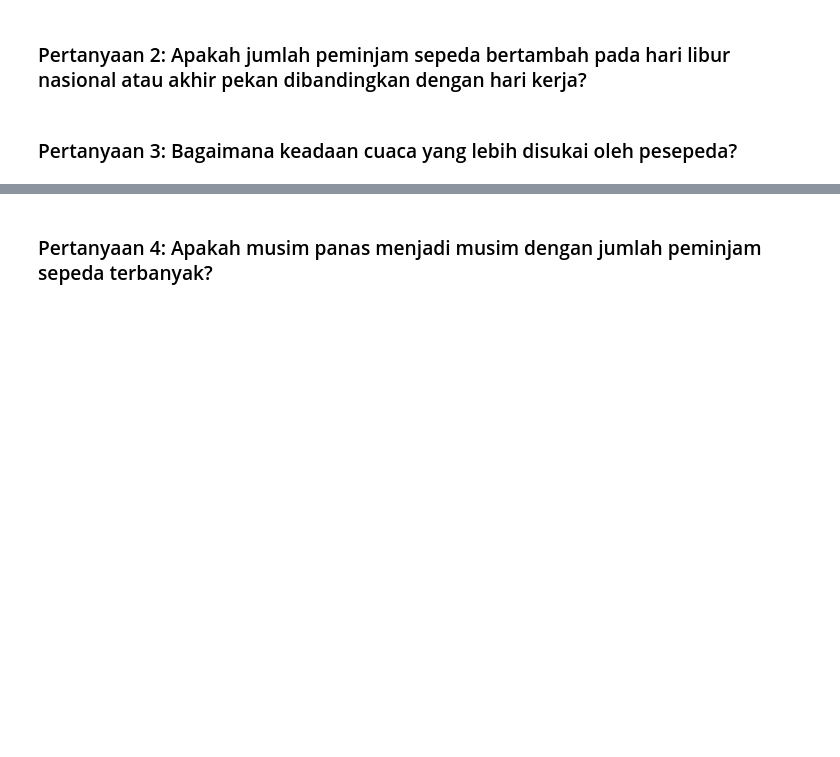
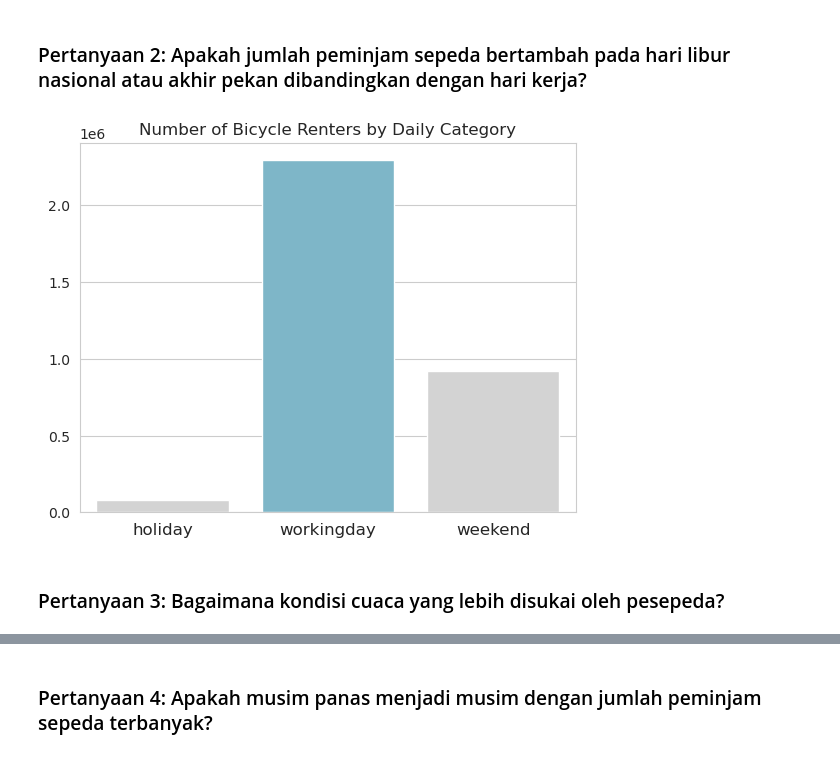
Before and after one commit to Refanz/analyst-data-bike-sharing, a Jupyter notebook: notebook.ipynb, the cells around one changed output, grey strips where cells are left out. Saved outputs shown, nothing was run; the diff lists cells and outputs as text; code cells hidden in the pictures; blank space fills up the shorter version.

```diff
--- a/notebook.ipynb
+++ b/notebook.ipynb
@@ -760,4 +805,46 @@ plt.show()
 # %% [markdown]
 ### Pertanyaan 2: Apakah jumlah peminjam sepeda bertambah pada hari libur nasional atau akhir pekan dibandingkan dengan hari kerja?
+# %%
+# Membuat dictionary yang menampung kategori hari
+rental_total_by_day_category = {
+    "day_category": ["holiday", "workingday", "weekend"]
+}
+
+# Membuat dataframe untuk menampung total penyewa sepeda berdasarkan kategori hari
+bike_rental_totals = pd.DataFrame(data=rental_total_by_day_category)
+
+# Mendapatkan total penyewa sepeda
+rental_totals = day_df["cnt"].sum()
+
+# Mendapatkan total penyewa sepeda di hari kerja
+workingday_rental_totals = day_df.groupby(by="workingday")["cnt"].sum()[1]
+
+# Mendapatkan total penyewa sepeda di hari libur
+holiday_rental_totals = day_df.groupby(by="holiday")["cnt"].sum()[1]
+
+# Mendapatkan total penyewa sepeda di akhir pekan
+weekend_rental_totals = rental_totals - (workingday_rental_totals + holiday_rental_totals)
+
+# Menambahkan kolom baru yaitu total
+bike_rental_totals["total"] = [holiday_rental_totals, workingday_rental_totals, weekend_rental_totals]
+
+colors_ = ["#D3D3D3", "#72BCD4", "#D3D3D3"]
+
+sns.barplot(
+    y="total",
+    x="day_category",
+    data=bike_rental_totals,
+    palette=colors_,
+    legend=False,
+    hue='day_category'
+)
+
+plt.title("Number of Bicycle Renters by Daily Category")
+plt.ylabel(None)
+plt.xlabel(None)
+plt.tick_params(axis="x", labelsize=12)
+plt.show()
+# %% [output]
+[figure, added]
 # %% [markdown]
-### Pertanyaan 3: Bagaimana keadaan cuaca yang lebih disukai oleh pesepeda?
+### Pertanyaan 3: Bagaimana kondisi cuaca yang lebih disukai oleh pesepeda?
```
Also changed, not shown: parts of 14 cells of this notebook.
